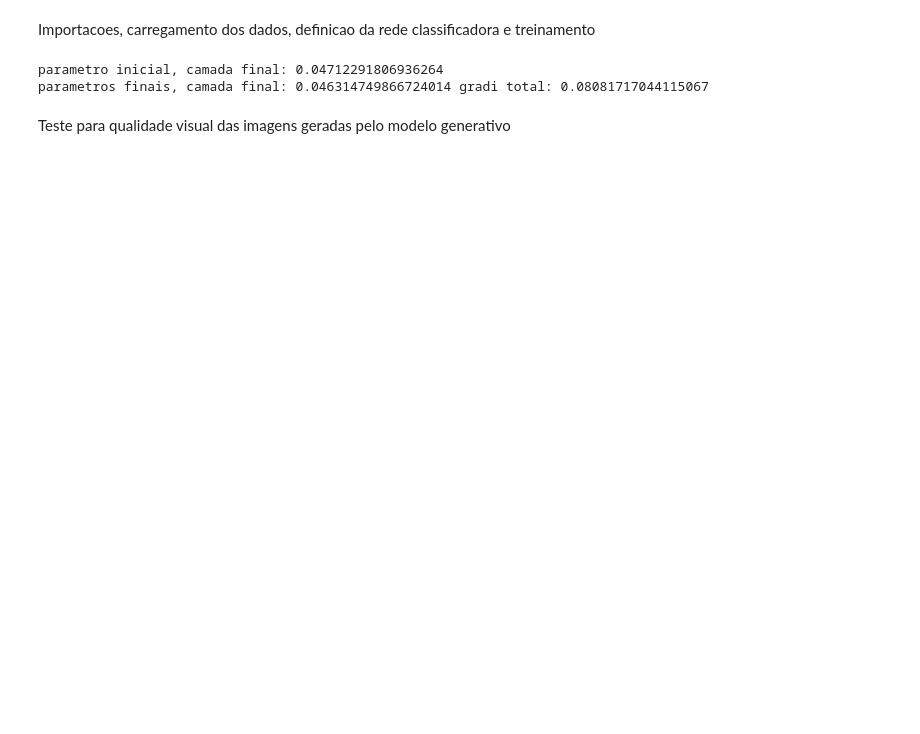
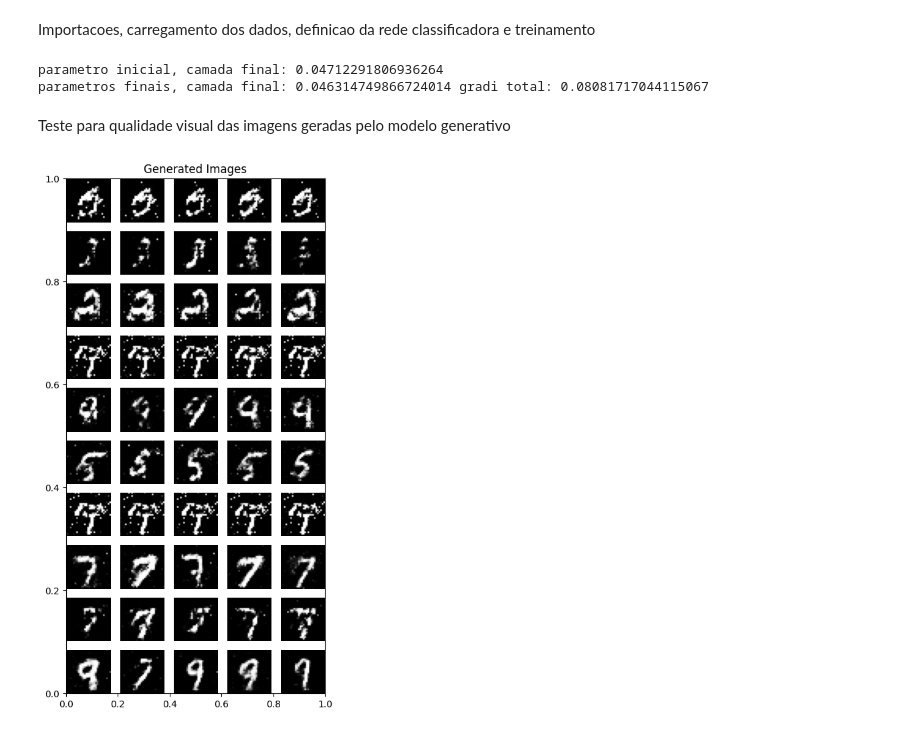
Before and after one commit to gustavoguaragna/GeraFed, a Jupyter notebook: Playground.ipynb, the cells around one changed output. Saved outputs shown, nothing was run; the diff lists cells and outputs as text; code cells hidden in the pictures; blank space fills up the shorter version.

Commit message:
seed no playground

```diff
--- a/Playground.ipynb
+++ b/Playground.ipynb
@@ -247,36 +247,37 @@ import matplotlib.pyplot as plt
 # %%
 seed = 42
 latent_dim = 100
-random.seed(seed)
-np.random.seed(seed)
-torch.manual_seed(seed)
+# random.seed(seed)
+# np.random.seed(seed)
+#torch.manual_seed(seed)
 if torch.cuda.is_available():
     torch.cuda.manual_seed_all(seed)
 
 device = "cpu"
 net = CGAN(dataset="mnist", latent_dim=latent_dim).to(device)
-net.load_state_dict(torch.load('modelo_gen_round_20_client_3.pt'))
+net.load_state_dict(torch.load('modelo_gen_round_13_client_1.pt'))
 
 # Set the model to evaluation mode
 net.eval()
-
 # Assuming netG is your generator model, classes is the total number of classes, and latent_dim is the latent vector size
 examples_per_class = 5
 classes = 10
 batch_size = examples_per_class * classes  # Generate enough images to have `examples_per_class` for each class
 
 # Generate latent vectors and corresponding labels
 latent_vectors = torch.randn(batch_size, latent_dim, device=device)
 labels = torch.tensor([i for i in range(classes) for _ in range(examples_per_class)], device=device)
 
 # Generate images
 with torch.no_grad():
     generated_images = net(latent_vectors, labels)
 
 fig = plt.figure(figsize=(examples_per_class, classes))
 plt.title("Generated Images")
 for i in range(generated_images.shape[0]):
     plt.subplot(10, 5, i+1)
     plt.imshow(generated_images[i, 0, :, :], cmap='gray')
     plt.axis('off')
     plt.savefig("mnist_CGAN_20r_2e_64b_100z_10c_28i_0001lr_niid_01dir.png")
+# %% [output]
+[figure, added]
```
Also changed, not shown: parts of 1 cell of this notebook, 1 other file.
